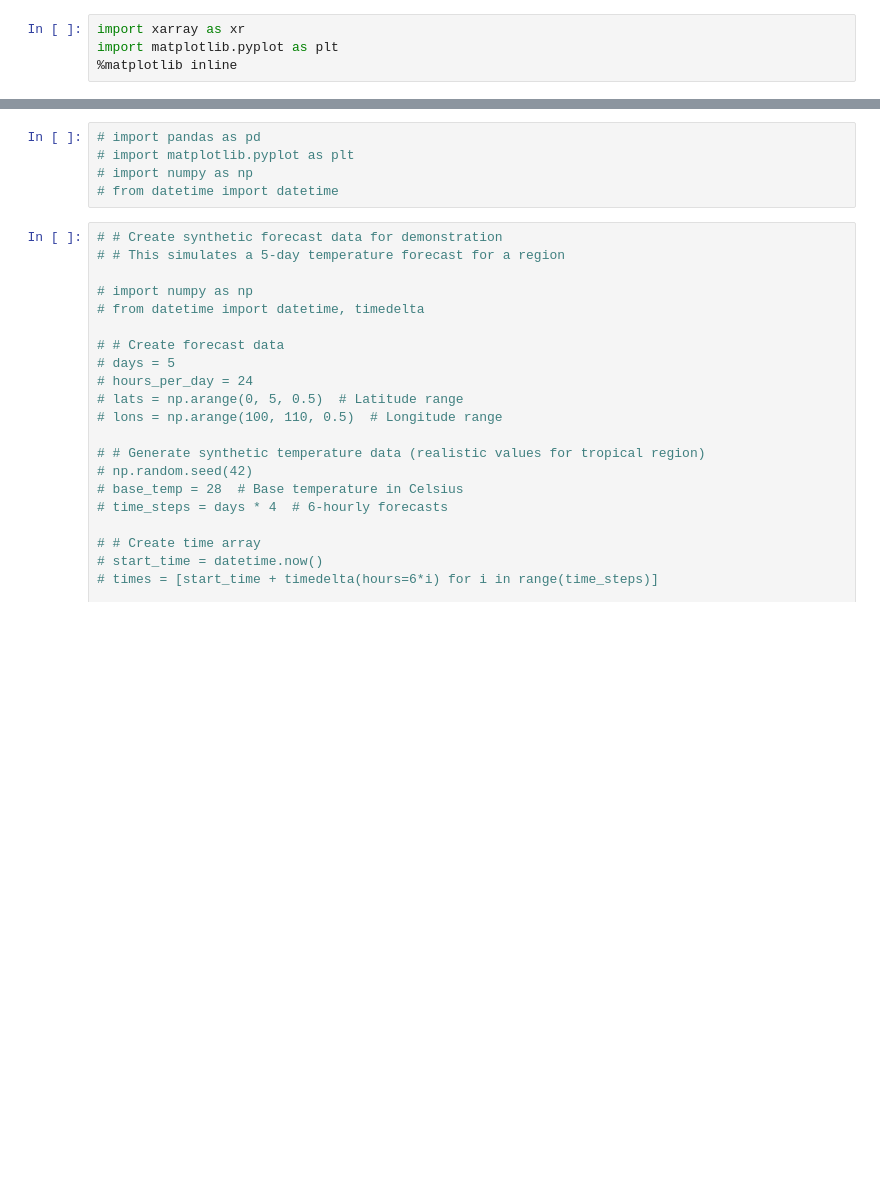
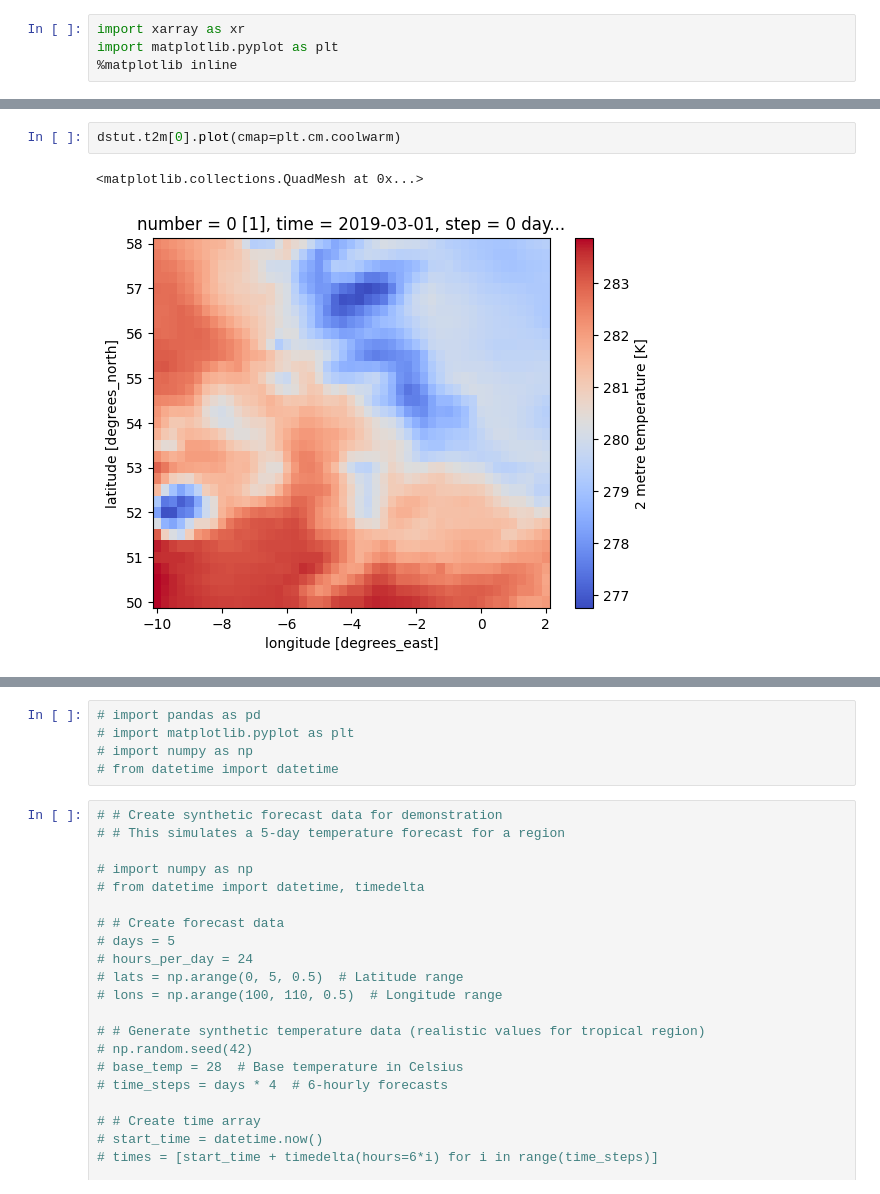
Before and after one commit to epsilonfunction/geospatial_analysis, a Jupyter notebook: ecmwf_test.ipynb, the cells around one changed output, grey strips where cells are left out. Saved outputs shown, nothing was run; the diff lists cells and outputs as text; blank space fills up the shorter version.

```diff
--- a/ecmwf_test.ipynb
+++ b/ecmwf_test.ipynb
@@ -96,0 +130,5 @@ ImportError: tutorial.open_dataset depends on pooch to download and manage datas
+# %%
+dstut.t2m[0].plot(cmap=plt.cm.coolwarm)
+# %% [output]
+<matplotlib.collections.QuadMesh at 0x...>
+[figure, added]
```
Also changed, not shown: parts of 13 cells of this notebook, 24 other files.
